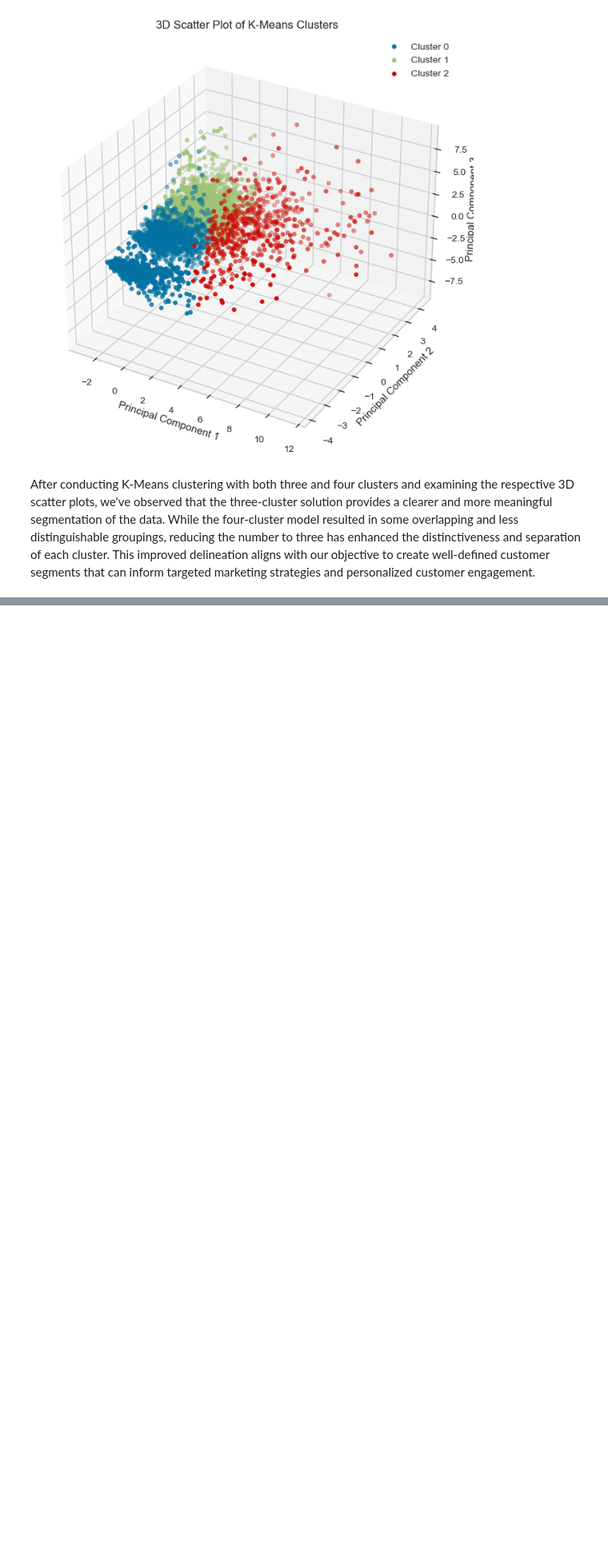
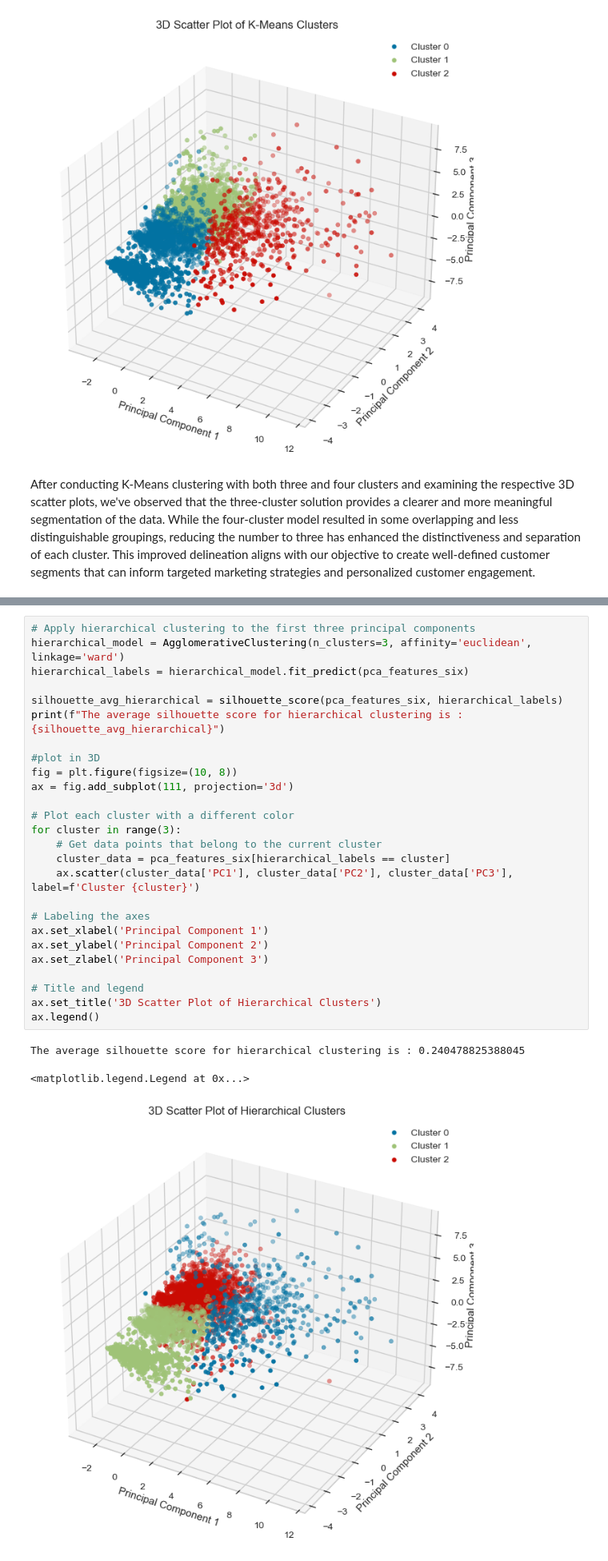
Before and after one commit to fabrizi0rigodanz0/Customer_Churn_Prediction_ML, a Jupyter notebook: notebook/notebook.ipynb, the cells around one changed output, grey strips where cells are left out. Shown at 80% size. Saved outputs shown, nothing was run; the diff lists cells and outputs as text; blank space fills up the shorter version.

```diff
--- a/notebook/notebook.ipynb
+++ b/notebook/notebook.ipynb
@@ -1266,0 +1330,30 @@ After conducting K-Means clustering with both three and four clusters and examin
+# %%
+# Apply hierarchical clustering to the first three principal components
+hierarchical_model = AgglomerativeClustering(n_clusters=3, affinity='euclidean', linkage='ward')
+hierarchical_labels = hierarchical_model.fit_predict(pca_features_six)
+
+silhouette_avg_hierarchical = silhouette_score(pca_features_six, hierarchical_labels)
+print(f"The average silhouette score for hierarchical clustering is : {silhouette_avg_hierarchical}")
+
+#plot in 3D
+fig = plt.figure(figsize=(10, 8))
+ax = fig.add_subplot(111, projection='3d')
+
+# Plot each cluster with a different color
+for cluster in range(3):
+    # Get data points that belong to the current cluster
+    cluster_data = pca_features_six[hierarchical_labels == cluster]
+    ax.scatter(cluster_data['PC1'], cluster_data['PC2'], cluster_data['PC3'], label=f'Cluster {cluster}')
+
+# Labeling the axes
+ax.set_xlabel('Principal Component 1')
+ax.set_ylabel('Principal Component 2')
+ax.set_zlabel('Principal Component 3')
+
+# Title and legend
+ax.set_title('3D Scatter Plot of Hierarchical Clusters')
+ax.legend()
+# %% [output]
+The average silhouette score for hierarchical clustering is : 0.240478825388045
+<matplotlib.legend.Legend at 0x...>
+[figure, added]
```
Also changed, not shown: parts of 11 cells of this notebook.
